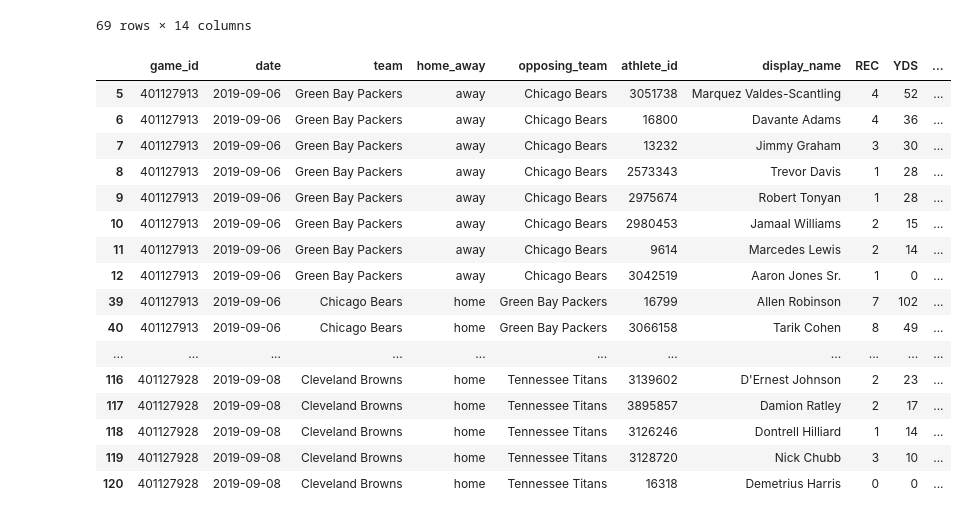
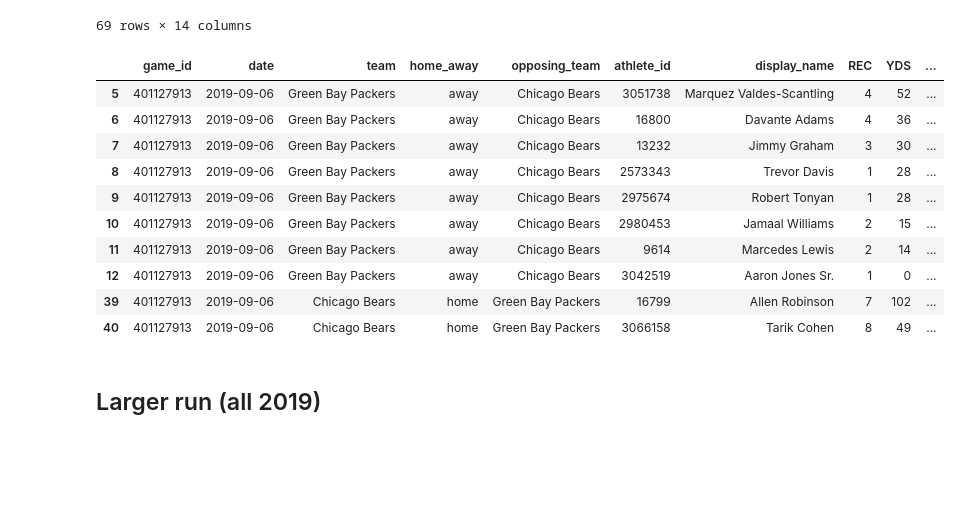
Before and after one commit to Lcocks/SportsBetting_NN, a Jupyter notebook: apicodes_recovered.ipynb, the cells around one changed output. Saved outputs shown, nothing was run; the diff lists cells and outputs as text; code cells hidden in the pictures; blank space fills up the shorter version.

```diff
--- a/apicodes_recovered.ipynb
+++ b/apicodes_recovered.ipynb
@@ -499,3 +734,0 @@ def get_season_player_stats(game_ids):
-# %%
-season_stats_2019 = get_season_player_stats([401127913, 401127928])
-season_stats_2019
@@ -617,22 +1030,18 @@ defensive_df
 | 139 | 401127928 | 2019-09-08 | Cleveland Browns | home | Tennessee Titans | 3915535 | Denzel Ward | 0 | 0 | ... |
 69 rows × 14 columns
 # %%
-receiving_df
+receiving_df.head(10)
 # %% [output]
 |  | game_id | date | team | home_away | opposing_team | athlete_id | display_name | REC | YDS | ... |
 | 5 | 401127913 | 2019-09-06 | Green Bay Packers | away | Chicago Bears | 3051738 | Marquez Valdes-Scantling | 4 | 52 | ... |
 | 6 | 401127913 | 2019-09-06 | Green Bay Packers | away | Chicago Bears | 16800 | Davante Adams | 4 | 36 | ... |
 | 7 | 401127913 | 2019-09-06 | Green Bay Packers | away | Chicago Bears | 13232 | Jimmy Graham | 3 | 30 | ... |
 | 8 | 401127913 | 2019-09-06 | Green Bay Packers | away | Chicago Bears | 2573343 | Trevor Davis | 1 | 28 | ... |
 | 9 | 401127913 | 2019-09-06 | Green Bay Packers | away | Chicago Bears | 2975674 | Robert Tonyan | 1 | 28 | ... |
 | 10 | 401127913 | 2019-09-06 | Green Bay Packers | away | Chicago Bears | 2980453 | Jamaal Williams | 2 | 15 | ... |
 | 11 | 401127913 | 2019-09-06 | Green Bay Packers | away | Chicago Bears | 9614 | Marcedes Lewis | 2 | 14 | ... |
 | 12 | 401127913 | 2019-09-06 | Green Bay Packers | away | Chicago Bears | 3042519 | Aaron Jones Sr. | 1 | 0 | ... |
 | 39 | 401127913 | 2019-09-06 | Chicago Bears | home | Green Bay Packers | 16799 | Allen Robinson | 7 | 102 | ... |
 | 40 | 401127913 | 2019-09-06 | Chicago Bears | home | Green Bay Packers | 3066158 | Tarik Cohen | 8 | 49 | ... |
-| ... | ... | ... | ... | ... | ... | ... | ... | ... | ... | ... |
-| 116 | 401127928 | 2019-09-08 | Cleveland Browns | home | Tennessee Titans | 3139602 | D'Ernest Johnson | 2 | 23 | ... |
-| 117 | 401127928 | 2019-09-08 | Cleveland Browns | home | Tennessee Titans | 3895857 | Damion Ratley | 2 | 17 | ... |
-| 118 | 401127928 | 2019-09-08 | Cleveland Browns | home | Tennessee Titans | 3126246 | Dontrell Hilliard | 1 | 14 | ... |
-| 119 | 401127928 | 2019-09-08 | Cleveland Browns | home | Tennessee Titans | 3128720 | Nick Chubb | 3 | 10 | ... |
-| 120 | 401127928 | 2019-09-08 | Cleveland Browns | home | Tennessee Titans | 16318 | Demetrius Harris | 0 | 0 | ... |
+# %% [markdown]
+## Larger run (all 2019)
```
Also changed, not shown: parts of 36 cells of this notebook.
